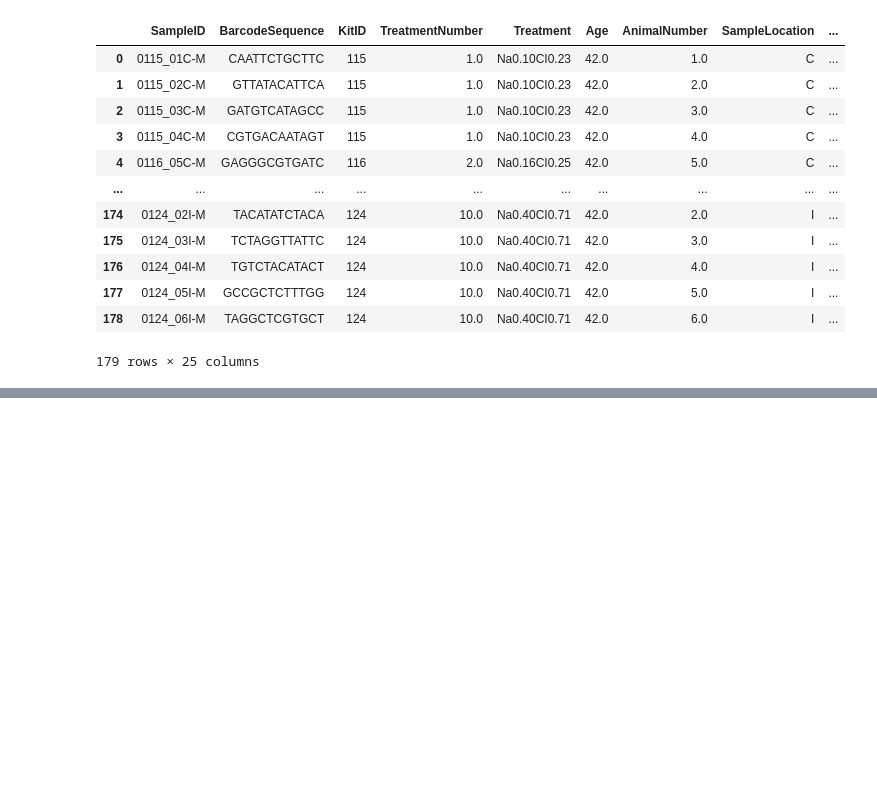
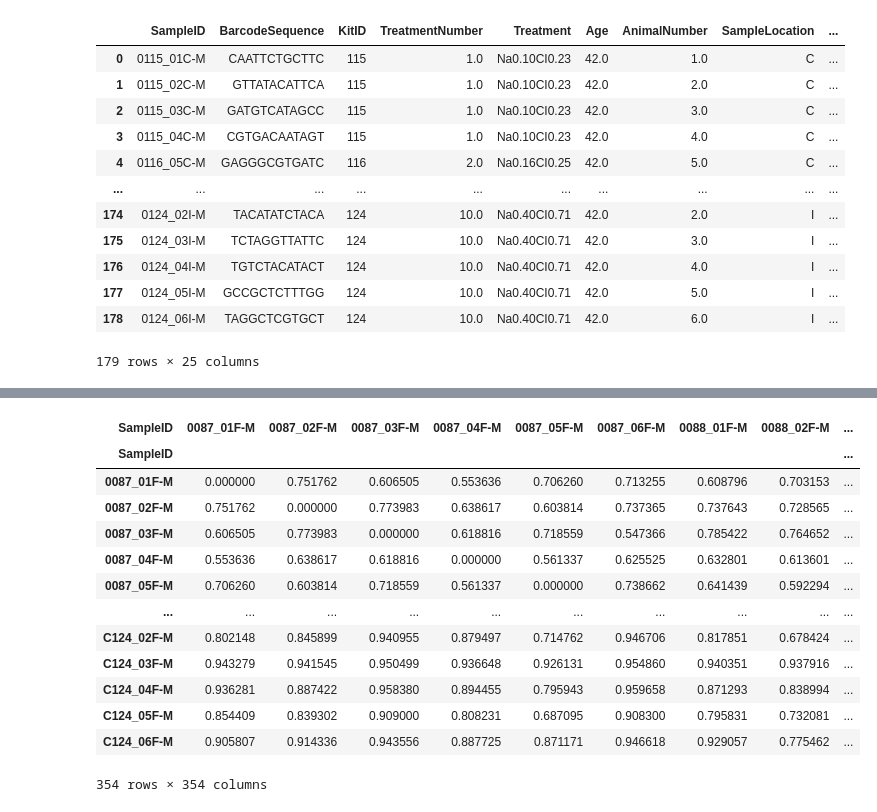
Before and after one commit to judmontoyaso/stunning-spoon, a Jupyter notebook: E347_S3.ipynb, the cells around one changed output, grey strips where cells are left out. Cells and saved outputs as stored; diff of their text form; code cells hidden in the pictures; blank space fills up the shorter version.

```diff
--- a/E347_S3.ipynb
+++ b/E347_S3.ipynb
@@ -466,3 +541,7 @@ df
 | 177 | 0124_05I-M | GCCGCTCTTTGG | 124 | 10.0 | Na0.40CI0.71 | 42.0 | 5.0 | I | ... |
 | 178 | 0124_06I-M | TAGGCTCGTGCT | 124 | 10.0 | Na0.40CI0.71 | 42.0 | 6.0 | I | ... |
 179 rows × 25 columns
+# %%
+meta_df_calculate = meta_df.copy()
+meta_df_calculate = meta_df_calculate[meta_df_calculate.columns[:-2]]
+meta_df_calculate
@@ -468,0 +655,4 @@ df
+# %%
+df_otus = otu_df.set_index('OTU').transpose()
+df_merged = df_otus.merge(meta_df_calculate, left_index=True, right_on='SampleID')
+df_merged
@@ -468,0 +693,14 @@ df
+# %%
+df_drop = df_merged.drop(columns=['SampleLocation','BarcodeSequence', 'KitID', 'TreatmentNumber', 'Treatment',
+       'Age', 'AnimalNumber', 'AnalysisType', 'AnimalType',
+       'Project', 'Client', 'Pen', 'House', 'LinkerPrimerSequence',
+       'BarcodePlate', 'Well', 'Description'])
+
+otu_columns = df_drop.columns[:-1]
+df_otus = df_drop.set_index('SampleID')[otu_columns]
+shannon_indices = df_otus.apply(lambda x: alpha_diversity('shannon', x), axis=1)
+shannon_indices = shannon_indices.rename(columns={0: 'AlphaShannon'})
+
+observed_indices = df_otus.apply(lambda x: alpha_diversity('observed_otus', x), axis=1)
+observed_indices = observed_indices.rename(columns={0: 'AlphaObserved'})
+shannon_indices
@@ -468,0 +799,23 @@ df
+# %%
+# Calcular la diversidad beta usando Bray-Curtis
+bc_dm = beta_diversity("braycurtis", df_otus.values, df_otus.index)
+
+# Convertir a DataFrame para una mejor visualización
+df_bc_dm = pd.DataFrame(bc_dm.data, index=df_otus.index, columns=df_otus.index)
+
+df_bc_dm
+# %% [output]
+| SampleID | 0087_01F-M | 0087_02F-M | 0087_03F-M | 0087_04F-M | 0087_05F-M | 0087_06F-M | 0088_01F-M | 0088_02F-M | ... |
+| SampleID |  |  |  |  |  |  |  |  | ... |
+| 0087_01F-M | 0.000000 | 0.751762 | 0.606505 | 0.553636 | 0.706260 | 0.713255 | 0.608796 | 0.703153 | ... |
+| 0087_02F-M | 0.751762 | 0.000000 | 0.773983 | 0.638617 | 0.603814 | 0.737365 | 0.737643 | 0.728565 | ... |
+| 0087_03F-M | 0.606505 | 0.773983 | 0.000000 | 0.618816 | 0.718559 | 0.547366 | 0.785422 | 0.764652 | ... |
+| 0087_04F-M | 0.553636 | 0.638617 | 0.618816 | 0.000000 | 0.561337 | 0.625525 | 0.632801 | 0.613601 | ... |
+| 0087_05F-M | 0.706260 | 0.603814 | 0.718559 | 0.561337 | 0.000000 | 0.738662 | 0.641439 | 0.592294 | ... |
+| ... | ... | ... | ... | ... | ... | ... | ... | ... | ... |
+| C124_02F-M | 0.802148 | 0.845899 | 0.940955 | 0.879497 | 0.714762 | 0.946706 | 0.817851 | 0.678424 | ... |
+| C124_03F-M | 0.943279 | 0.941545 | 0.950499 | 0.936648 | 0.926131 | 0.954860 | 0.940351 | 0.937916 | ... |
+| C124_04F-M | 0.936281 | 0.887422 | 0.958380 | 0.894455 | 0.795943 | 0.959658 | 0.871293 | 0.838994 | ... |
+| C124_05F-M | 0.854409 | 0.839302 | 0.909000 | 0.808231 | 0.687095 | 0.908300 | 0.795831 | 0.732081 | ... |
+| C124_06F-M | 0.905807 | 0.914336 | 0.943556 | 0.887725 | 0.871171 | 0.946618 | 0.929057 | 0.775462 | ... |
+354 rows × 354 columns
```
Also changed, not shown: parts of 28 cells of this notebook, 3 other files.
